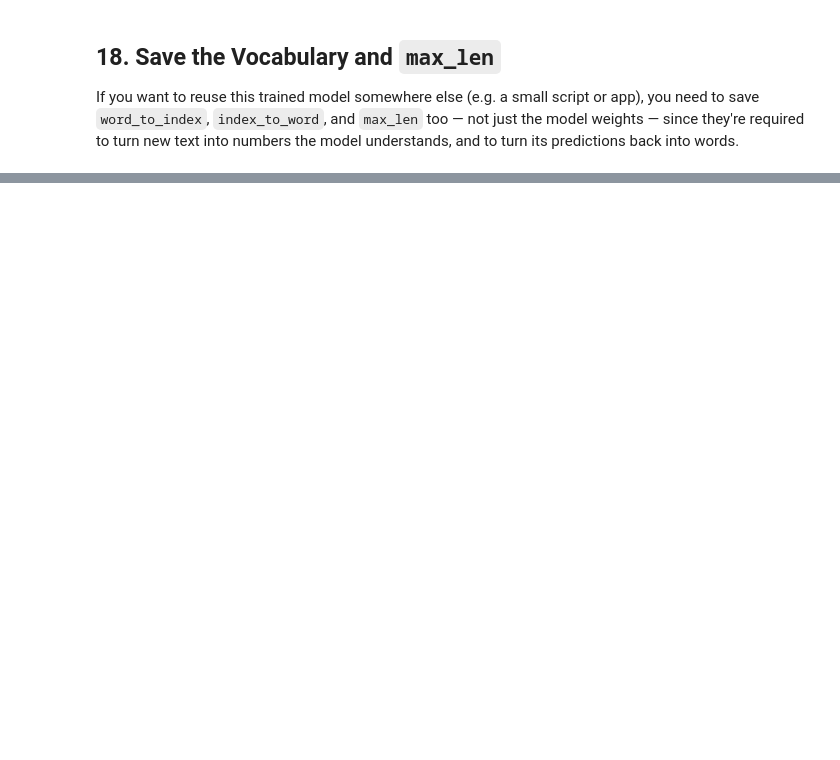
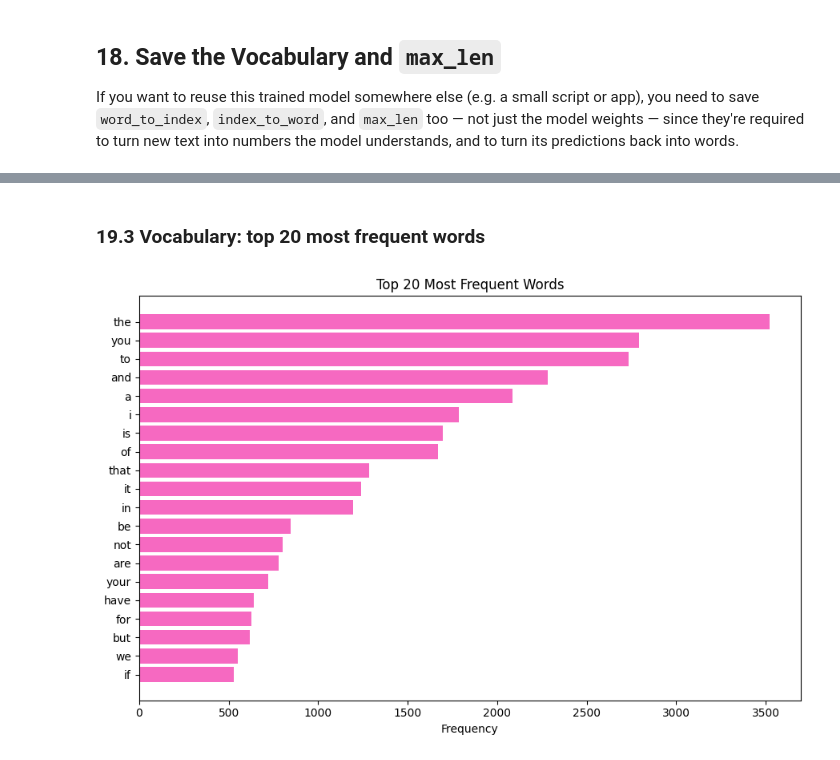
Before and after one commit to Rohit-coder-py/AI-Engineering-Notebooks, a Jupyter notebook: 𝗗𝗲𝗲𝗽 𝗟𝗲𝗮𝗿𝗻𝗶𝗻𝗴 𝗣𝗿𝗼𝗷𝗲𝗰𝘁𝘀/RNN Projects/Sentence Auto Completer Bot/notebook/quote_next_word_predictor.ipynb, the cells around one changed output, grey strips where cells are left out. Drawn from its saved outputs; the diff is of its cells as text; code cells hidden in the pictures; blank space fills up the shorter version.

```diff
--- a/𝗗𝗲𝗲𝗽 𝗟𝗲𝗮𝗿𝗻𝗶𝗻𝗴 𝗣𝗿𝗼𝗷𝗲𝗰𝘁𝘀/RNN Projects/Sentence Auto Completer Bot/notebook/quote_next_word_predictor.ipynb
+++ b/𝗗𝗲𝗲𝗽 𝗟𝗲𝗮𝗿𝗻𝗶𝗻𝗴 𝗣𝗿𝗼𝗷𝗲𝗰𝘁𝘀/RNN Projects/Sentence Auto Completer Bot/notebook/quote_next_word_predictor.ipynb
@@ -455,0 +557,19 @@ with open("max_len.pkl", "wb") as f:
+# %% [markdown]
+### 19.3 Vocabulary: top 20 most frequent words
+# %%
+word_freq = Counter()
+for q in quotes:
+    word_freq.update(q.split())
+
+top20 = word_freq.most_common(20)
+words_, counts_ = zip(*top20)
+
+plt.figure(figsize=(9, 6))
+plt.barh(words_[::-1], counts_[::-1], color="#F669C1")
+plt.xlabel("Frequency")
+plt.title("Top 20 Most Frequent Words")
+plt.tight_layout()
+plt.savefig("graphs/top20_words.png", dpi=150, bbox_inches="tight")
+plt.show()
+# %% [output]
+[figure, added]
```
Also changed, not shown: parts of 25 cells of this notebook, 19 other files.
